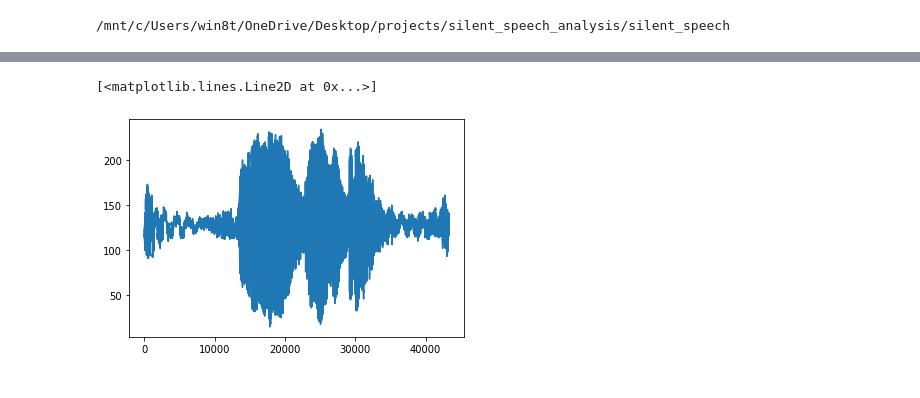
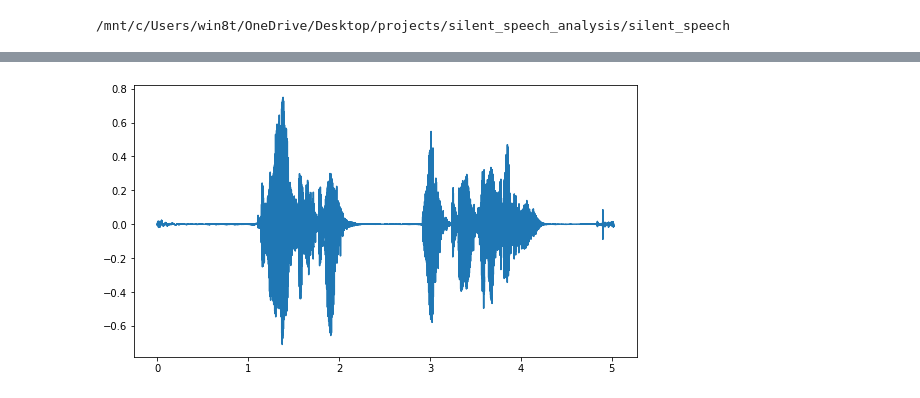
Before and after one commit to MiscellaneousStuff/silent_speech_analysis, a Jupyter notebook: dgaddy_analysis.ipynb, the cells around one changed output, grey strips where cells are left out. Saved outputs shown, nothing was run; the diff lists cells and outputs as text; code cells hidden in the pictures.

```diff
--- a/dgaddy_analysis.ipynb
+++ b/dgaddy_analysis.ipynb
@@ -446,7 +458,9 @@ Text(0.5, 1.0, 'Ev - EMG From Vocalised Speech')
-# %%
-audio_discrete = utterance[1]
-audio_discrete.shape
-plt.plot(audio_discrete)
-# %% [output]
-[<matplotlib.lines.Line2D at 0x...>]
-[figure, removed]
+# %%
+fig, ax = plt.subplots()
+fig.set_size_inches(9, 5)
+
+ax.plot(time, audio)
+#ax.set(xlabel='Time (s)', ylabel='Sound Amplitude')
+plt.show()
+# %% [output]
+[figure, added]
```
Also changed, not shown: parts of 4 cells of this notebook.
